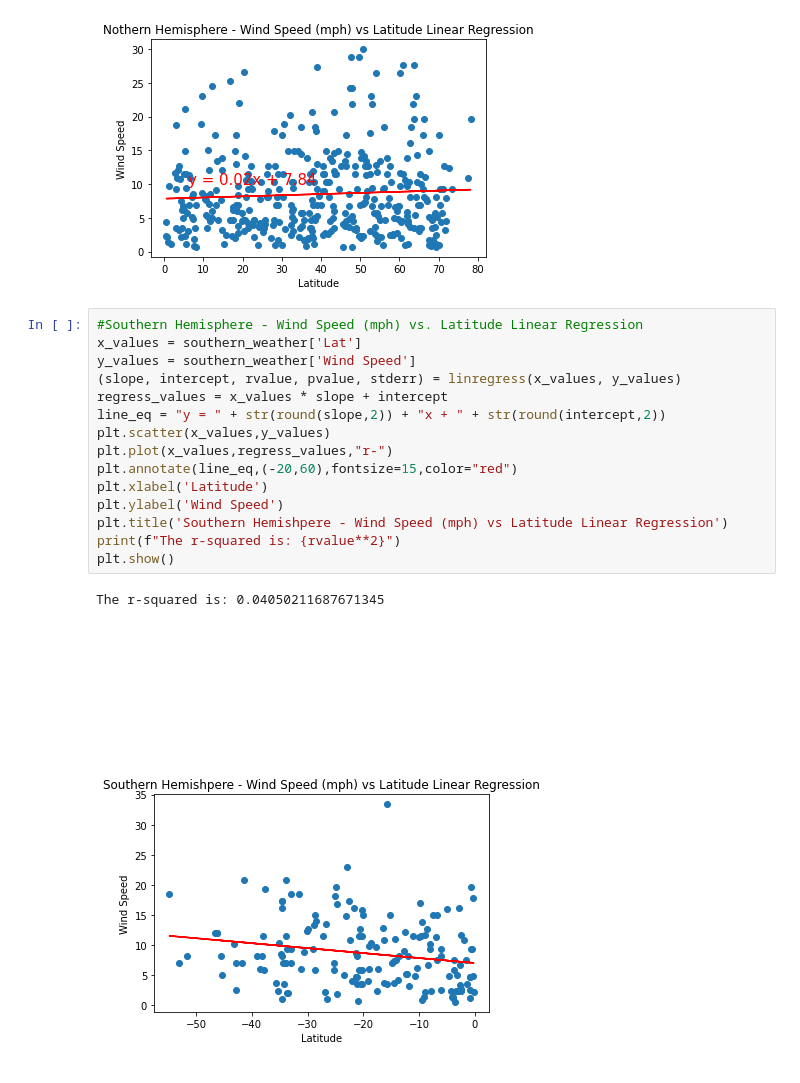
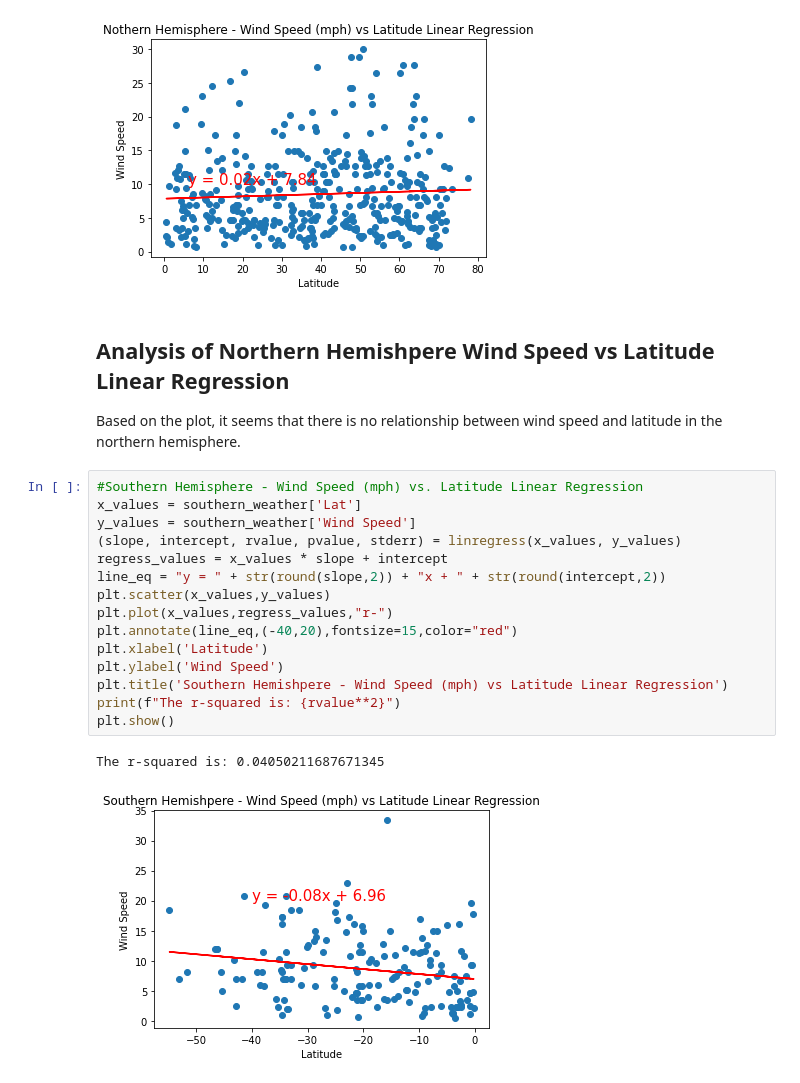
Before and after one commit to wjcutrone/Python-API-Challenge, a Jupyter notebook: Weather_Py/WeatherPy.ipynb, the cells around one changed output. Drawn from its saved outputs; the diff is of its cells as text.

```diff
--- a/Weather_Py/WeatherPy.ipynb
+++ b/Weather_Py/WeatherPy.ipynb
@@ -340,21 +354,24 @@ plt.show()
 # %% [output]
 The r-squared is: 0.0033804994407919996
 [figure]
+# %% [markdown]
+## Analysis of Northern Hemishpere Wind Speed vs Latitude Linear Regression
+Based on the plot, it seems that there is no relationship between wind speed and latitude in the northern hemisphere.
 # %%
 #Southern Hemisphere - Wind Speed (mph) vs. Latitude Linear Regression
 x_values = southern_weather['Lat']
 y_values = southern_weather['Wind Speed']
 (slope, intercept, rvalue, pvalue, stderr) = linregress(x_values, y_values)
 regress_values = x_values * slope + intercept
 line_eq = "y = " + str(round(slope,2)) + "x + " + str(round(intercept,2))
 plt.scatter(x_values,y_values)
 plt.plot(x_values,regress_values,"r-")
-plt.annotate(line_eq,(-20,60),fontsize=15,color="red")
+plt.annotate(line_eq,(-40,20),fontsize=15,color="red")
 plt.xlabel('Latitude')
 plt.ylabel('Wind Speed')
 plt.title('Southern Hemishpere - Wind Speed (mph) vs Latitude Linear Regression')
 print(f"The r-squared is: {rvalue**2}")
 plt.show()
 # %% [output]
 The r-squared is: 0.04050211687671345
-[figure, old version]
+[figure, new version]
```
Also changed, not shown: parts of 15 cells of this notebook, 1 other file.
